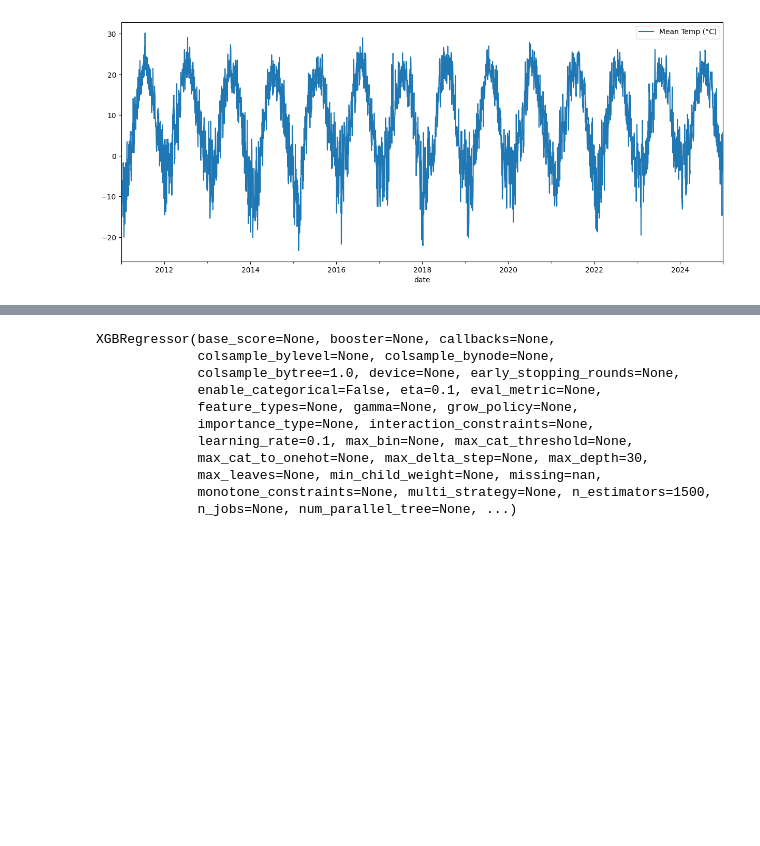
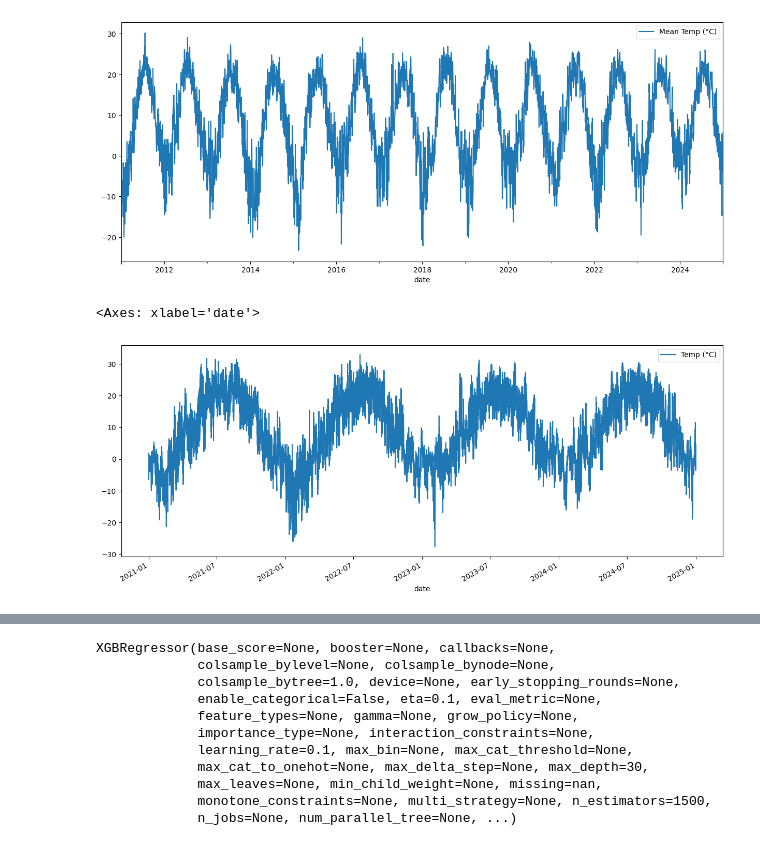
Before and after one commit to Sxres/temperature_predictor_app, a Jupyter notebook: model/training.ipynb, the cells around one changed output, grey strips where cells are left out. Cells and saved outputs as stored; diff of their text form; code cells hidden in the pictures; blank space fills up the shorter version.

```diff
--- a/model/training.ipynb
+++ b/model/training.ipynb
@@ -74,5 +81,11 @@ data.plot(x='date', y='Mean Temp (°C)', figsize=(15, 6))
 # %% [output]
 <Axes: xlabel='date'>
 [figure]
+# %%
+timedata = timedata.sort_values(by='date')
+timedata.plot(x='date', y='Temp (°C)', figsize=(15, 6))
+# %% [output]
+<Axes: xlabel='date'>
+[figure, added]
 # %%
 plt.figure(figsize=(10, 6))
```
Also changed, not shown: parts of 26 cells of this notebook, 46 other files.
